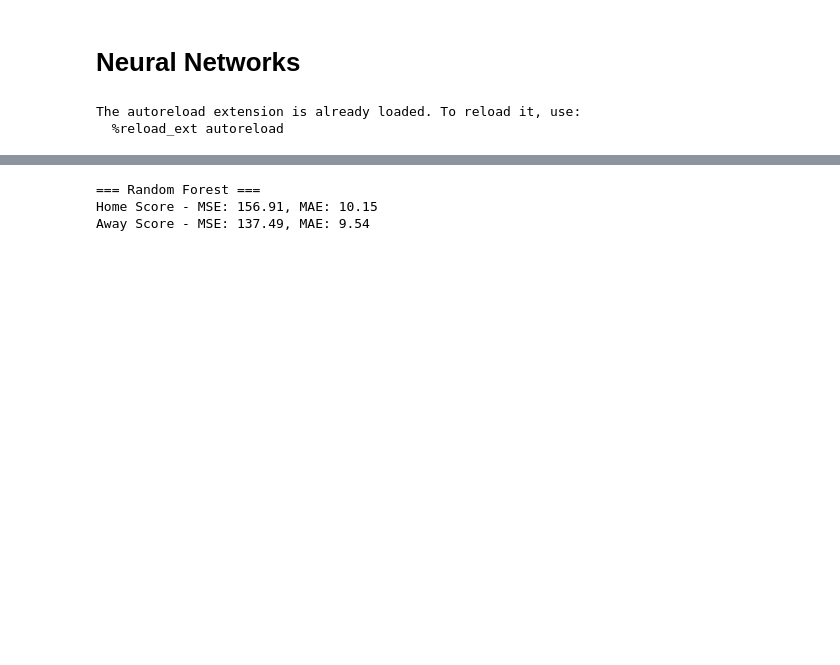
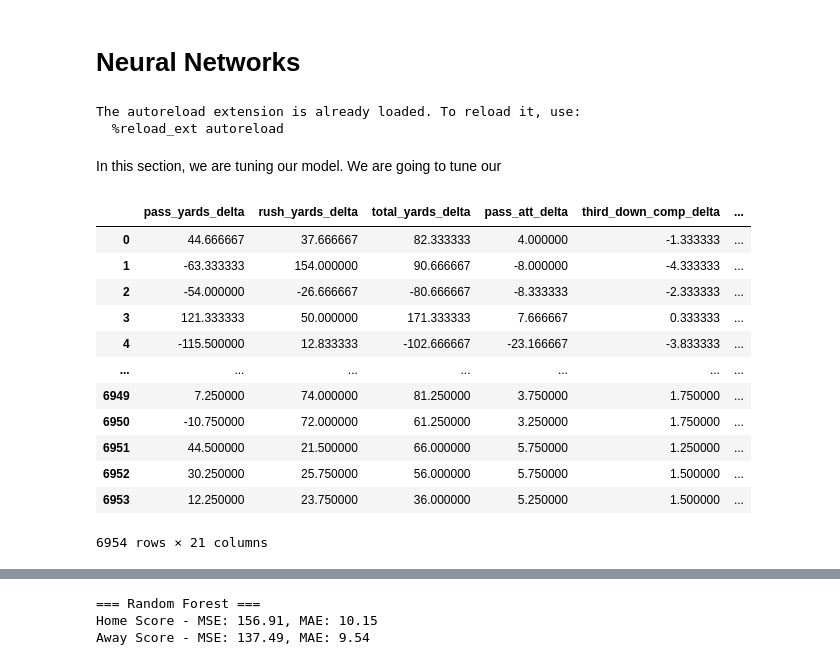
Before and after one commit to evanflaks/451Project, a Jupyter notebook: index.ipynb, the cells around one changed output, grey strips where cells are left out. Cells and saved outputs as stored; diff of their text form; code cells hidden in the pictures; blank space fills up the shorter version.

```diff
--- a/index.ipynb
+++ b/index.ipynb
@@ -672,3 +577,21 @@ from cfb import FootballNet, MultiObjectiveLoss
 # %% [output]
 The autoreload extension is already loaded. To reload it, use:
   %reload_ext autoreload
+# %% [markdown]
+In this section, we are tuning our model. We are going to tune our
+# %%
+X
+# %% [output]
+|  | pass_yards_delta | rush_yards_delta | total_yards_delta | pass_att_delta | third_down_comp_delta | ... |
+| 0 | 44.666667 | 37.666667 | 82.333333 | 4.000000 | -1.333333 | ... |
+| 1 | -63.333333 | 154.000000 | 90.666667 | -8.000000 | -4.333333 | ... |
+| 2 | -54.000000 | -26.666667 | -80.666667 | -8.333333 | -2.333333 | ... |
+| 3 | 121.333333 | 50.000000 | 171.333333 | 7.666667 | 0.333333 | ... |
+| 4 | -115.500000 | 12.833333 | -102.666667 | -23.166667 | -3.833333 | ... |
+| ... | ... | ... | ... | ... | ... | ... |
+| 6949 | 7.250000 | 74.000000 | 81.250000 | 3.750000 | 1.750000 | ... |
+| 6950 | -10.750000 | 72.000000 | 61.250000 | 3.250000 | 1.750000 | ... |
+| 6951 | 44.500000 | 21.500000 | 66.000000 | 5.750000 | 1.250000 | ... |
+| 6952 | 30.250000 | 25.750000 | 56.000000 | 5.750000 | 1.500000 | ... |
+| 6953 | 12.250000 | 23.750000 | 36.000000 | 5.250000 | 1.500000 | ... |
+6954 rows × 21 columns
```
Also changed, not shown: parts of 52 cells of this notebook, 6 other files.
